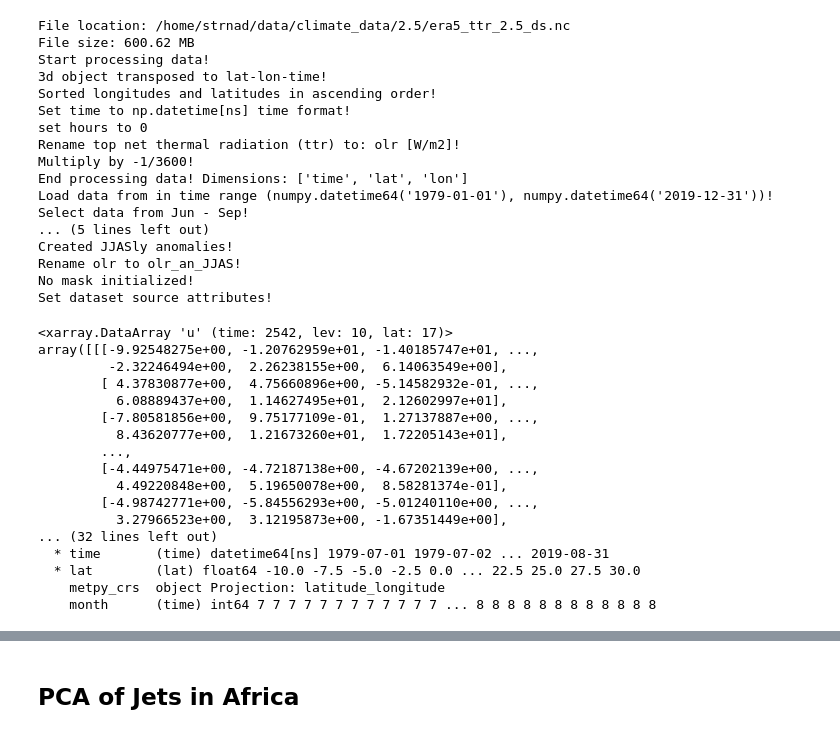
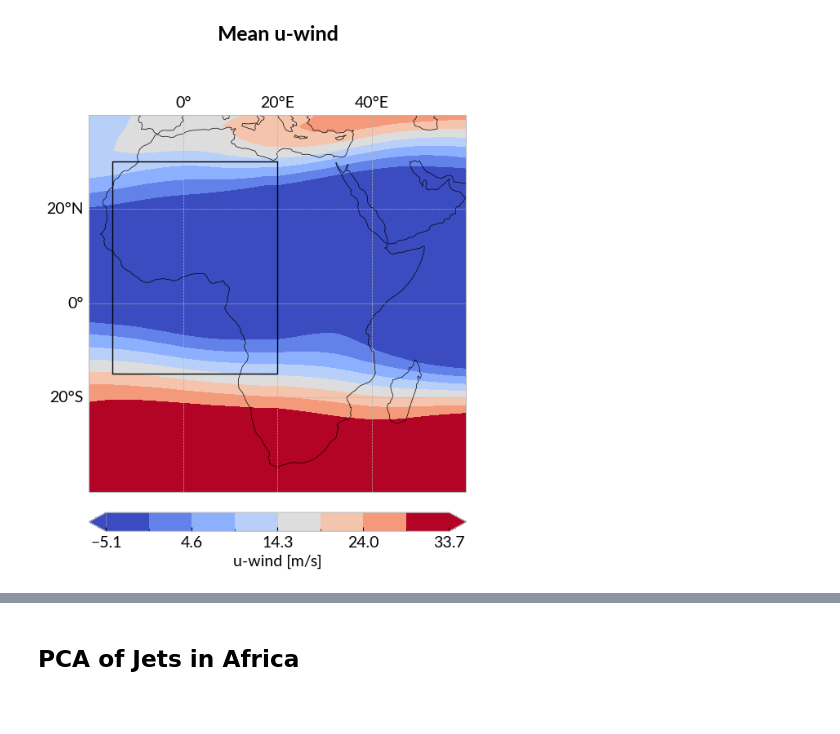
Before and after one commit to fstrnad/geoutils, a Jupyter notebook: tutorials/african_jets.ipynb, the cells around one changed output, grey strips where cells are left out. Drawn from its saved outputs; the diff is of its cells as text; code cells hidden in the pictures; blank space fills up the shorter version.

```diff
--- a/tutorials/african_jets.ipynb
+++ b/tutorials/african_jets.ipynb
@@ -75,61 +69,26 @@ Set variable name to u!
 Compute anomalies u_an_month
 Created monthly anomalies!
 Rename u to u_an_month!
-# %%
-dataset_file = data_dir + \
-    f"climate_data/{grid_step}/era5_ttr_{grid_step}_ds.nc"
-
-ds_olr = bds.BaseDataset(data_nc=dataset_file,
-                         can=True,
-                         month_range=['Jun', 'Sep'],
-                         an_types=['month', 'JJAS'],
-                         verbose=False
-                         )
-# %% [output]
-File location: /home/strnad/data/climate_data/2.5/era5_ttr_2.5_ds.nc
-File size: 600.62 MB
-Start processing data!
-3d object transposed to lat-lon-time!
-Sorted longitudes and latitudes in ascending order!
-Set time to np.datetime[ns] time format!
-set hours to 0
-Rename top net thermal radiation (ttr) to: olr [W/m2]!
-Multiply by -1/3600!
-End processing data! Dimensions: ['time', 'lat', 'lon']
-Load data from in time range (numpy.datetime64('1979-01-01'), numpy.datetime64('2019-12-31'))!
-Select data from Jun - Sep!
-... (5 lines left out)
-Created JJASly anomalies!
-Rename olr to olr_an_JJAS!
-No mask initialized!
-Set dataset source attributes!
+# %%
+reload(mut)
+sahel_lon_range = [-15, 20]  # Along this line is the vertical cross section
+sahel_lat_range = [-15, 30]
+
+im = gplt.plot_map(ds_wind.ds['u'].sel(lev=200).mean(dim='time'),
+                   title='Mean u-wind',
+                   lon_range=[-20, 60],
+                   lat_range=[-40, 40],
+                   label='u-wind [m/s]',
+                   )
+im = gplt.plot_rectangle(ax=im['ax'],
+                         lon_range=sahel_lon_range,
+                         lat_range=sahel_lat_range,)
+# %% [output]
+[figure, added]
 # %%
-reload(mut)
-sahel_lon_range = [-10, 10]  # Along this line is the vertical cross section
-sahel_lat_range = [-10, 30]
-
 var_name = 'u'
 cross_data_av = mut.vertical_cross_section_average(ds_wind.ds[var_name],
                                                    lon_range=sahel_lon_range,
                                                    lat_range=sahel_lat_range,)
-cross_data_av
-# %% [output]
-<xarray.DataArray 'u' (time: 2542, lev: 10, lat: 17)>
-array([[[-9.92548275e+00, -1.20762959e+01, -1.40185747e+01, ...,
-         -2.32246494e+00,  2.26238155e+00,  6.14063549e+00],
-        [ 4.37830877e+00,  4.75660896e+00, -5.14582932e-01, ...,
-          6.08889437e+00,  1.14627495e+01,  2.12602997e+01],
-        [-7.80581856e+00,  9.75177109e-01,  1.27137887e+00, ...,
-          8.43620777e+00,  1.21673260e+01,  1.72205143e+01],
-        ...,
-        [-4.44975471e+00, -4.72187138e+00, -4.67202139e+00, ...,
-          4.49220848e+00,  5.19650078e+00,  8.58281374e-01],
-        [-4.98742771e+00, -5.84556293e+00, -5.01240110e+00, ...,
-          3.27966523e+00,  3.12195873e+00, -1.67351449e+00],
-... (32 lines left out)
-  * time       (time) datetime64[ns] 1979-07-01 1979-07-02 ... 2019-08-31
-  * lat        (lat) float64 -10.0 -7.5 -5.0 -2.5 0.0 ... 22.5 25.0 27.5 30.0
-    metpy_crs  object Projection: latitude_longitude
-    month      (time) int64 7 7 7 7 7 7 7 7 7 7 7 7 ... 8 8 8 8 8 8 8 8 8 8 8 8
 # %%
 cross_data_line = mut.vertical_cross_section(data=ds_wind.ds[var_name],
```
Also changed, not shown: parts of 7 cells of this notebook, 16 other files.
